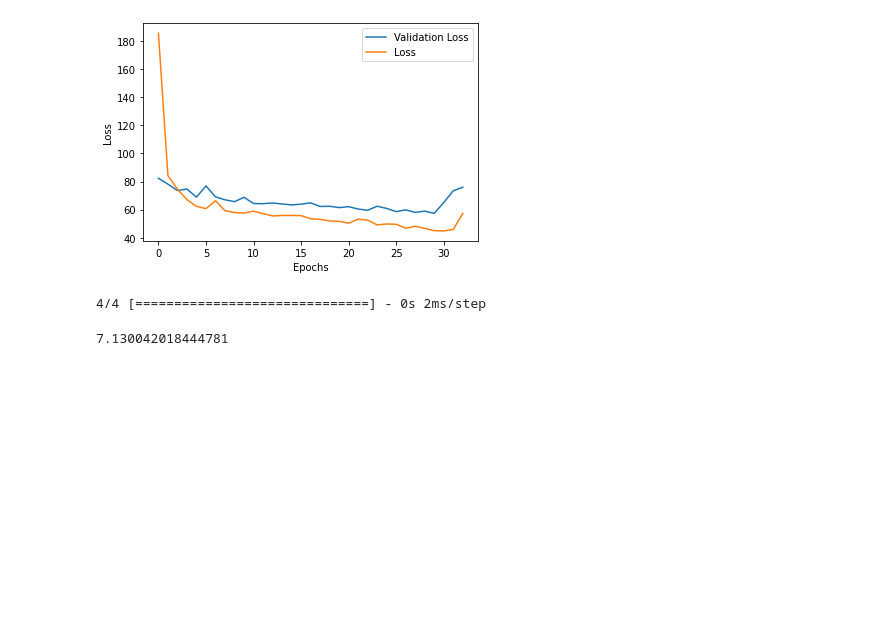
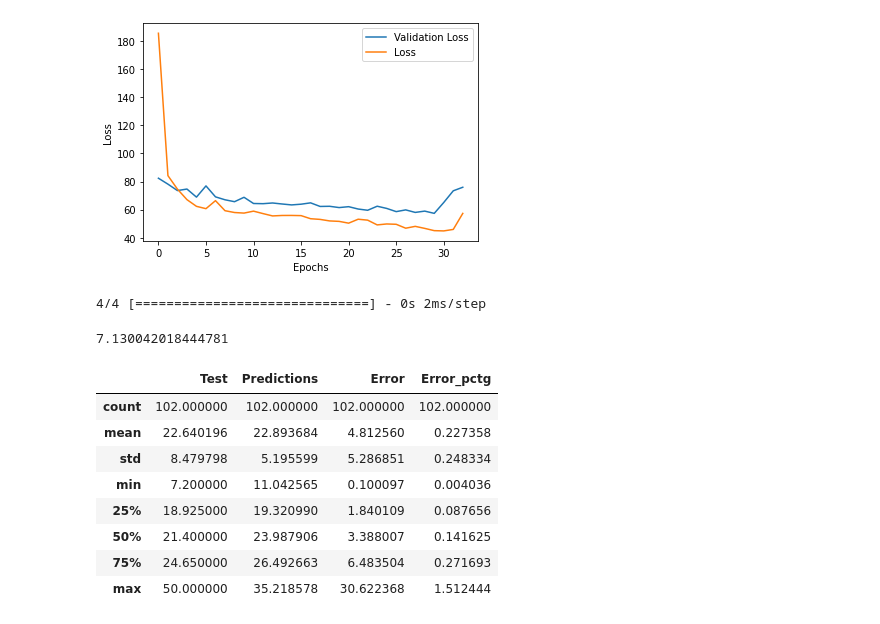
Before and after one commit to kurtgrothe/ANA675_Project, a Jupyter notebook: ANA675_project.ipynb, the cells around one changed output. Cells and saved outputs as stored; diff of their text form; code cells hidden in the pictures; blank space fills up the shorter version.

```diff
--- a/ANA675_project.ipynb
+++ b/ANA675_project.ipynb
@@ -234,3 +234,19 @@ predictions = ann.predict(x_test)
 np.sqrt(mean_squared_error(y_test,predictions))
 # %% [output]
 7.130042018444781
+# %%
+results = pd.DataFrame(y_test,columns=['Test'])
+results['Predictions'] = pd.DataFrame(predictions)
+results['Error'] = abs(results['Predictions']-results['Test'])
+results['Error_pctg'] = results['Error']/results['Test']
+results.describe()
+# %% [output]
+|  | Test | Predictions | Error | Error_pctg |
+| count | 102.000000 | 102.000000 | 102.000000 | 102.000000 |
+| mean | 22.640196 | 22.893684 | 4.812560 | 0.227358 |
+| std | 8.479798 | 5.195599 | 5.286851 | 0.248334 |
+| min | 7.200000 | 11.042565 | 0.100097 | 0.004036 |
+| 25% | 18.925000 | 19.320990 | 1.840109 | 0.087656 |
+| 50% | 21.400000 | 23.987906 | 3.388007 | 0.141625 |
+| 75% | 24.650000 | 26.492663 | 6.483504 | 0.271693 |
+| max | 50.000000 | 35.218578 | 30.622368 | 1.512444 |
```
